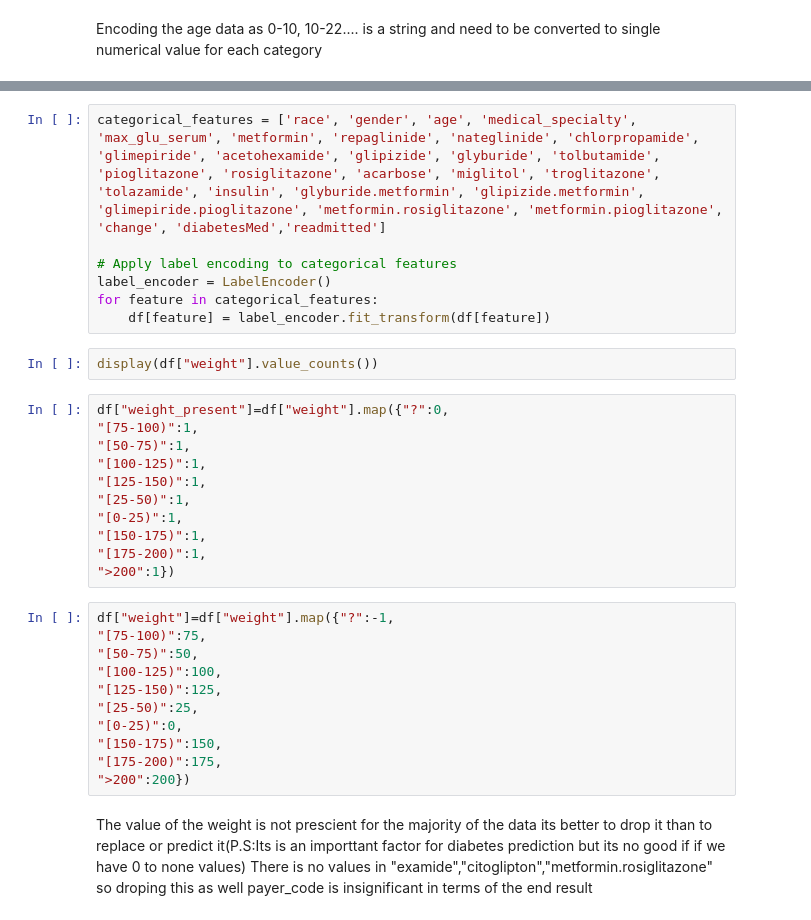
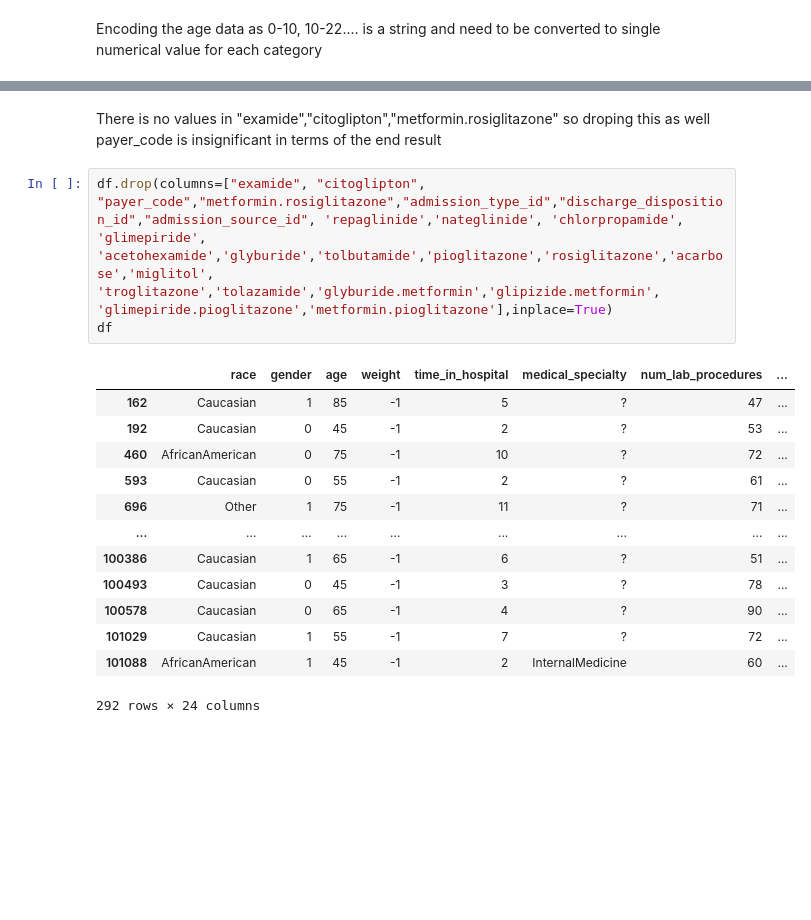
Before and after one commit to omprakashnarayan/HTC, a Jupyter notebook: main.ipynb, the cells around one changed output, grey strips where cells are left out. Drawn from its saved outputs; the diff is of its cells as text; blank space fills up the shorter version.

Commit message:
data cleaned

```diff
--- a/main.ipynb
+++ b/main.ipynb
@@ -200,35 +264,22 @@ TypeError: Encoders require their input to be uniformly strings or numbers. Got
+# %% [markdown]
+
+There is no values in "examide","citoglipton","metformin.rosiglitazone" so droping this as well
+payer_code is insignificant in terms of the end result
 # %%
-categorical_features = ['race', 'gender', 'age', 'medical_specialty', 'max_glu_serum', 'metformin', 'repaglinide', 'nateglinide', 'chlorpropamide', 'glimepiride', 'acetohexamide', 'glipizide', 'glyburide', 'tolbutamide', 'pioglitazone', 'rosiglitazone', 'acarbose', 'miglitol', 'troglitazone', 'tolazamide', 'insulin', 'glyburide.metformin', 'glipizide.metformin', 'glimepiride.pioglitazone', 'metformin.rosiglitazone', 'metformin.pioglitazone', 'change', 'diabetesMed','readmitted']
-
-# Apply label encoding to categorical features
-label_encoder = LabelEncoder()
-for feature in categorical_features:
-    df[feature] = label_encoder.fit_transform(df[feature])
+df.drop(columns=["examide", "citoglipton", "payer_code","metformin.rosiglitazone","admission_type_id","discharge_disposition_id","admission_source_id", 'repaglinide','nateglinide', 'chlorpropamide', 'glimepiride', 'acetohexamide','glyburide','tolbutamide','pioglitazone','rosiglitazone','acarbose','miglitol', 'troglitazone','tolazamide','glyburide.metformin','glipizide.metformin',
+'glimepiride.pioglitazone','metformin.pioglitazone'],inplace=True)
+df
+# %% [output]
+|  | race | gender | age | weight | time_in_hospital | medical_specialty | num_lab_procedures | ... |
+| 162 | Caucasian | 1 | 85 | -1 | 5 | ? | 47 | ... |
+| 192 | Caucasian | 0 | 45 | -1 | 2 | ? | 53 | ... |
+| 460 | AfricanAmerican | 0 | 75 | -1 | 10 | ? | 72 | ... |
+| 593 | Caucasian | 0 | 55 | -1 | 2 | ? | 61 | ... |
+| 696 | Other | 1 | 75 | -1 | 11 | ? | 71 | ... |
+| ... | ... | ... | ... | ... | ... | ... | ... | ... |
+| 100386 | Caucasian | 1 | 65 | -1 | 6 | ? | 51 | ... |
+| 100493 | Caucasian | 0 | 45 | -1 | 3 | ? | 78 | ... |
+| 100578 | Caucasian | 0 | 65 | -1 | 4 | ? | 90 | ... |
+| 101029 | Caucasian | 1 | 55 | -1 | 7 | ? | 72 | ... |
+| 101088 | AfricanAmerican | 1 | 45 | -1 | 2 | InternalMedicine | 60 | ... |
+292 rows × 24 columns
-# %%
-display(df["weight"].value_counts())
-# %%
-df["weight_present"]=df["weight"].map({"?":0,
-"[75-100)":1,
-"[50-75)":1,
-"[100-125)":1,
-"[125-150)":1,
-"[25-50)":1,
-"[0-25)":1,
-"[150-175)":1,
-"[175-200)":1,
-">200":1})
-# %%
-df["weight"]=df["weight"].map({"?":-1,
-"[75-100)":75,
-"[50-75)":50,
-"[100-125)":100,
-"[125-150)":125,
-"[25-50)":25,
-"[0-25)":0,
-"[150-175)":150,
-"[175-200)":175,
-">200":200})
-# %% [markdown]
-The value of the weight is not prescient for the majority of the data its better to drop it than to replace or predict it(P.S:Its is an importtant factor for diabetes prediction but its no good if if we have 0 to none values)
-There is no values in "examide","citoglipton","metformin.rosiglitazone" so droping this as well
-payer_code is insignificant in terms of the end result
```
Also changed, not shown: parts of 25 cells of this notebook, 2 other files.
